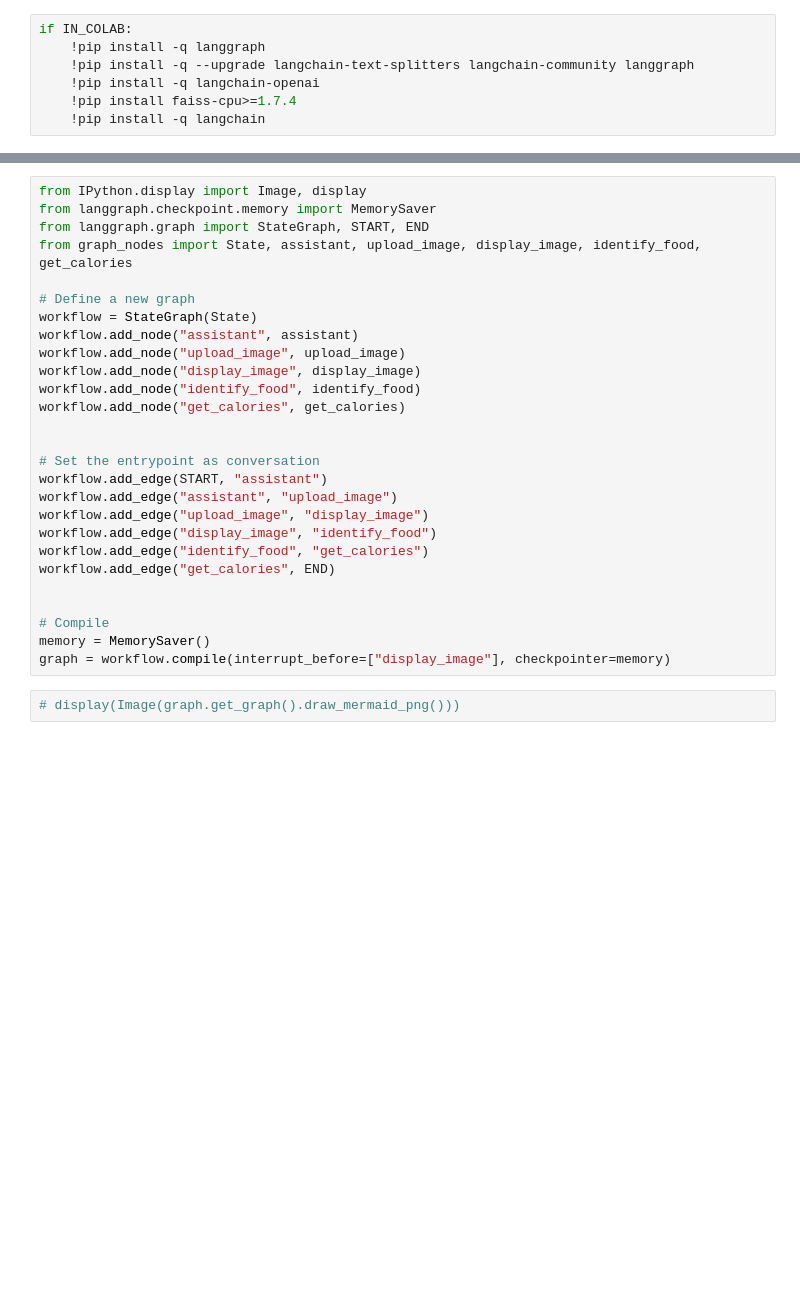
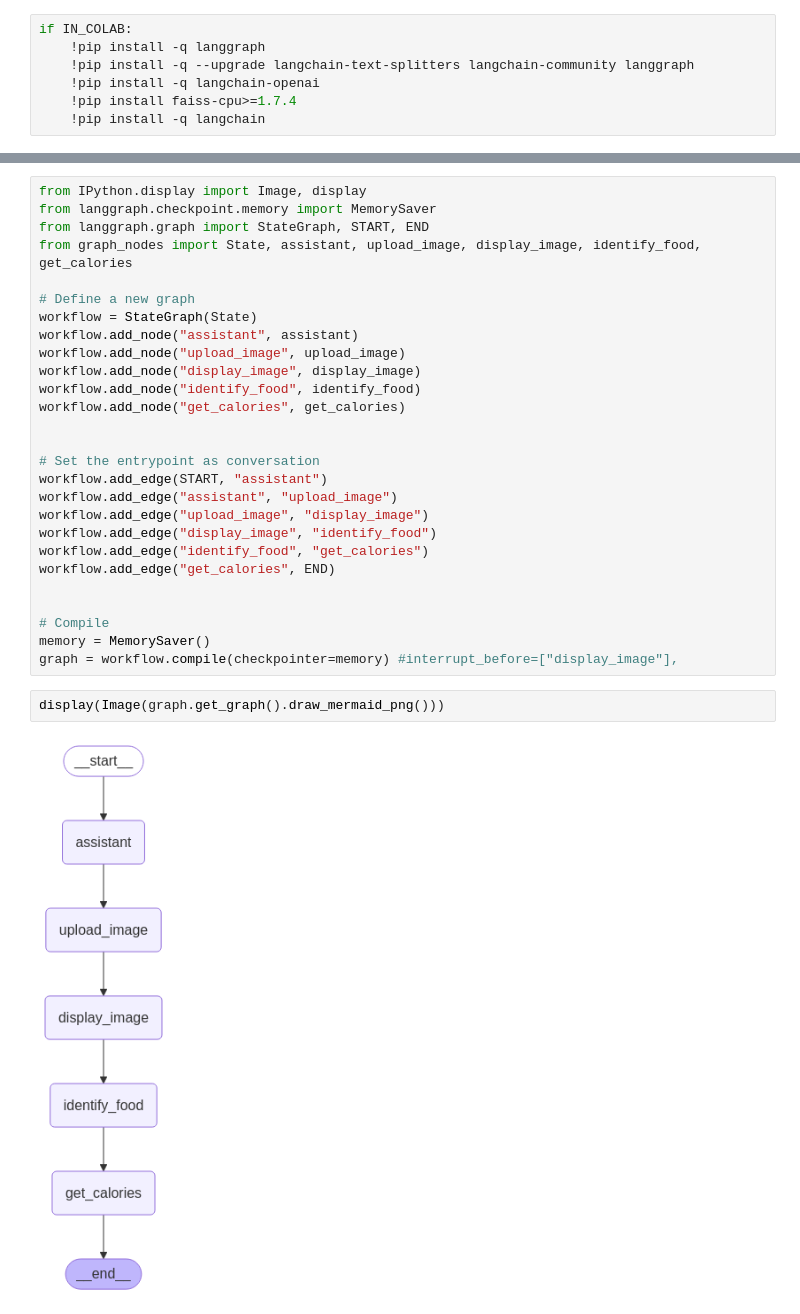
Before and after one commit to TairCohen/personal-nutritionist-agent, a Jupyter notebook: basic_agent.ipynb, the cells around one changed output, grey strips where cells are left out. Saved outputs shown, nothing was run; the diff lists cells and outputs as text; blank space fills up the shorter version.

```diff
--- a/basic_agent.ipynb
+++ b/basic_agent.ipynb
@@ -48,9 +51,11 @@ workflow.add_edge("get_calories", END)
 
 # Compile
 memory = MemorySaver()
-graph = workflow.compile(interrupt_before=["display_image"], checkpointer=memory)
+graph = workflow.compile(checkpointer=memory) #interrupt_before=["display_image"],
 # %%
-# display(Image(graph.get_graph().draw_mermaid_png()))
+display(Image(graph.get_graph().draw_mermaid_png()))
+# %% [output]
+[figure, added]
 # %%
 config = {"configurable": {"thread_id": "1"}}
 # input_message = HumanMessage(content="hi! I'm Lance")
```
Also changed, not shown: parts of 2 cells of this notebook.
